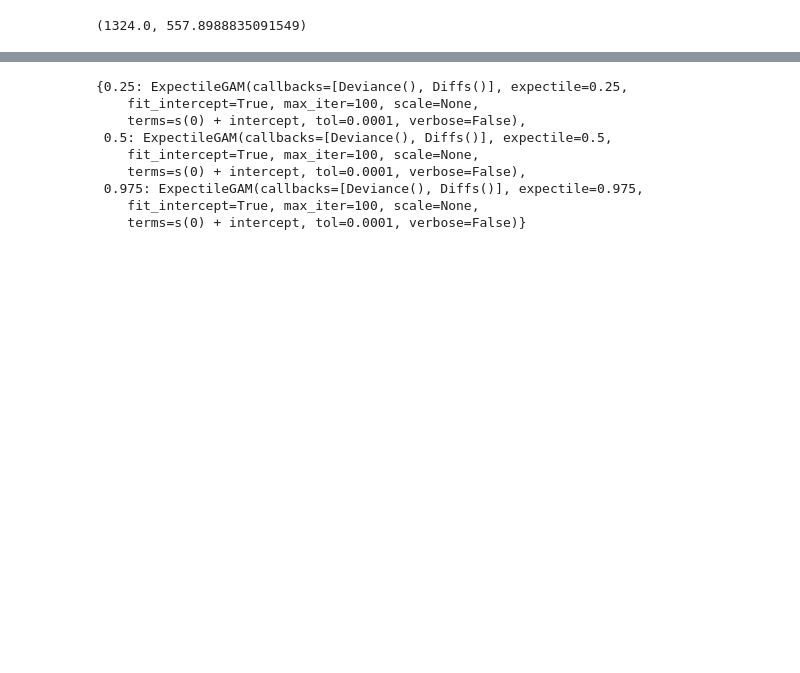
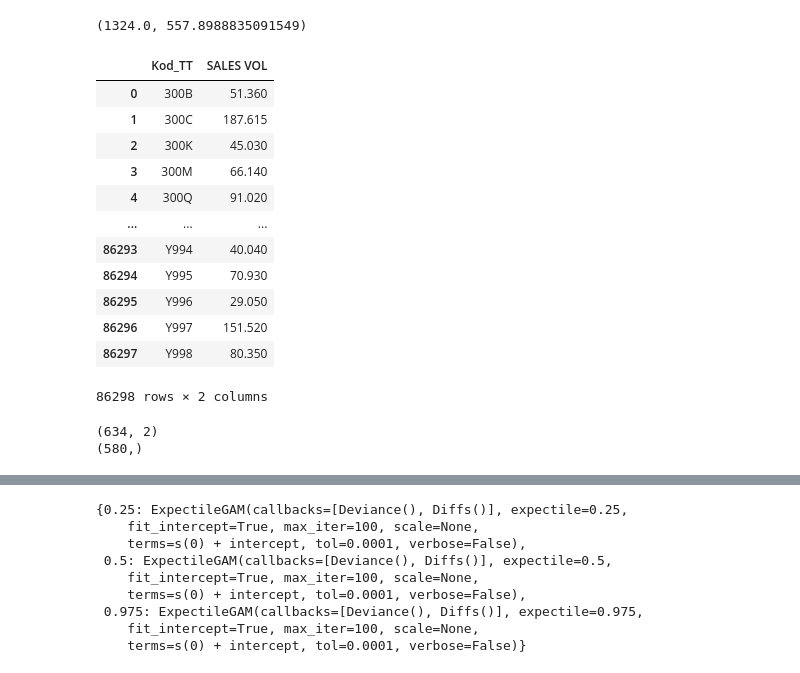
Before and after one commit to budennovsk/Pandas, a Jupyter notebook: GAM_optim.ipynb, the cells around one changed output, grey strips where cells are left out. Cells and saved outputs as stored; diff of their text form; code cells hidden in the pictures; blank space fills up the shorter version.

```diff
--- a/GAM_optim.ipynb
+++ b/GAM_optim.ipynb
@@ -57,3 +57,35 @@ optimal_price, optimal_sales
 # %% [output]
 [figure]
 (1324.0, 557.8988835091549)
+# %%
+file_path_1 = '/content/res_Kod_TT_2.xlsx'
+
+
+# Чтение данных из Excel файла
+# Если файл содержит несколько листов, вы можете указать название или индекс листа с помощью параметра sheet_name
+df_80k = pd.read_excel(file_path_1, engine='openpyxl')
+# %%
+df_80k
+# %% [output]
+|  | Kod_TT | SALES VOL |
+| 0 | 300B | 51.360 |
+| 1 | 300C | 187.615 |
+| 2 | 300K | 45.030 |
+| 3 | 300M | 66.140 |
+| 4 | 300Q | 91.020 |
+| ... | ... | ... |
+| 86293 | Y994 | 40.040 |
+| 86294 | Y995 | 70.930 |
+| 86295 | Y996 | 29.050 |
+| 86296 | Y997 | 151.520 |
+| 86297 | Y998 | 80.350 |
+86298 rows × 2 columns
+# %%
+df_23k=df_80k[(df_80k["SALES VOL"]>=100) & (df_80k["SALES VOL"]<=101) ]
+
+print(df_23k.shape)
+df_4k_kod_TT =df_23k['Kod_TT'].unique()
+print(df_4k_kod_TT.shape)
+# %% [output]
+(634, 2)
+(580,)
```
Also changed, not shown: parts of 12 cells of this notebook.
